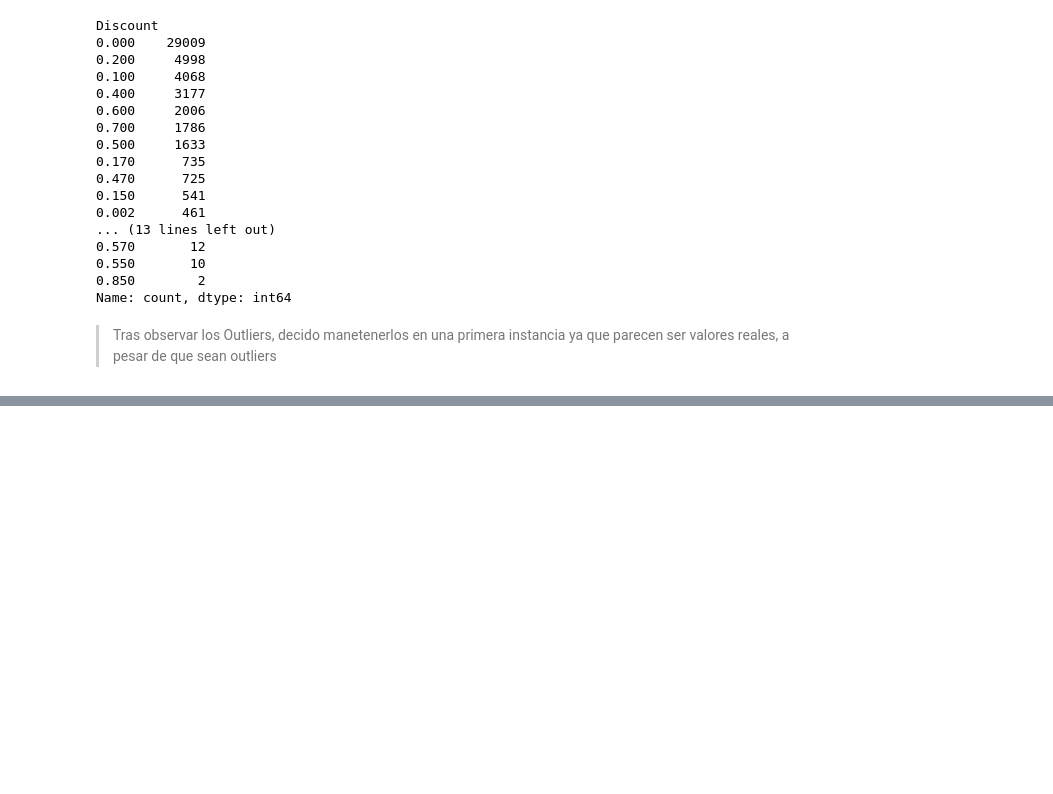
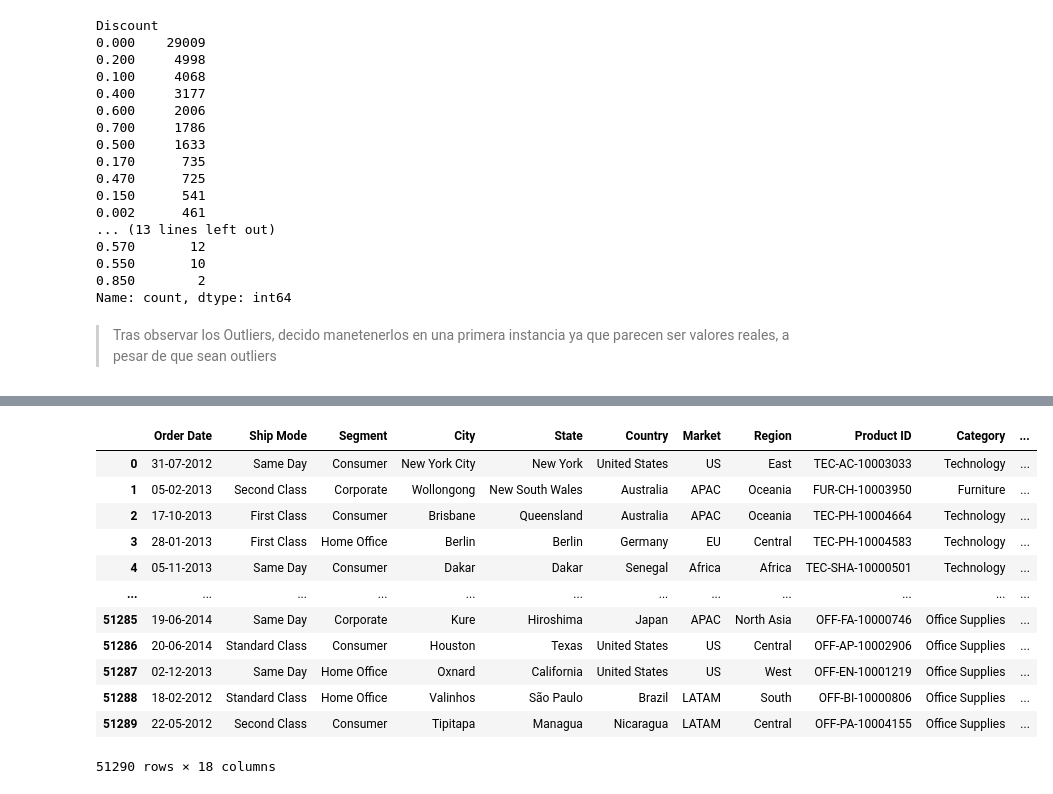
Before and after one commit to Cucks13/Proyecto-9-CLUSTERIZACION, a Jupyter notebook: notebooks/01.ipynb, the cells around one changed output, grey strips where cells are left out. Cells and saved outputs as stored; diff of their text form; code cells hidden in the pictures; blank space fills up the shorter version.

```diff
--- a/notebooks/01.ipynb
+++ b/notebooks/01.ipynb
@@ -207,0 +243,18 @@ Name: count, dtype: int64
+# %%
+GestorPreprocesar = sc.Preprocesado(df)
+# %%
+GestorPreprocesar.estandarizar()
+# %% [output]
+|  | Order Date | Ship Mode | Segment | City | State | Country | Market | Region | Product ID | Category | ... |
+| 0 | 31-07-2012 | Same Day | Consumer | New York City | New York | United States | US | East | TEC-AC-10003033 | Technology | ... |
+| 1 | 05-02-2013 | Second Class | Corporate | Wollongong | New South Wales | Australia | APAC | Oceania | FUR-CH-10003950 | Furniture | ... |
+| 2 | 17-10-2013 | First Class | Consumer | Brisbane | Queensland | Australia | APAC | Oceania | TEC-PH-10004664 | Technology | ... |
+| 3 | 28-01-2013 | First Class | Home Office | Berlin | Berlin | Germany | EU | Central | TEC-PH-10004583 | Technology | ... |
+| 4 | 05-11-2013 | Same Day | Consumer | Dakar | Dakar | Senegal | Africa | Africa | TEC-SHA-10000501 | Technology | ... |
+| ... | ... | ... | ... | ... | ... | ... | ... | ... | ... | ... | ... |
+| 51285 | 19-06-2014 | Same Day | Corporate | Kure | Hiroshima | Japan | APAC | North Asia | OFF-FA-10000746 | Office Supplies | ... |
+| 51286 | 20-06-2014 | Standard Class | Consumer | Houston | Texas | United States | US | Central | OFF-AP-10002906 | Office Supplies | ... |
+| 51287 | 02-12-2013 | Same Day | Home Office | Oxnard | California | United States | US | West | OFF-EN-10001219 | Office Supplies | ... |
+| 51288 | 18-02-2012 | Standard Class | Home Office | Valinhos | São Paulo | Brazil | LATAM | South | OFF-BI-10000806 | Office Supplies | ... |
+| 51289 | 22-05-2012 | Second Class | Consumer | Tipitapa | Managua | Nicaragua | LATAM | Central | OFF-PA-10004155 | Office Supplies | ... |
+51290 rows × 18 columns
```
Also changed, not shown: parts of 14 cells of this notebook, 3 other files.
